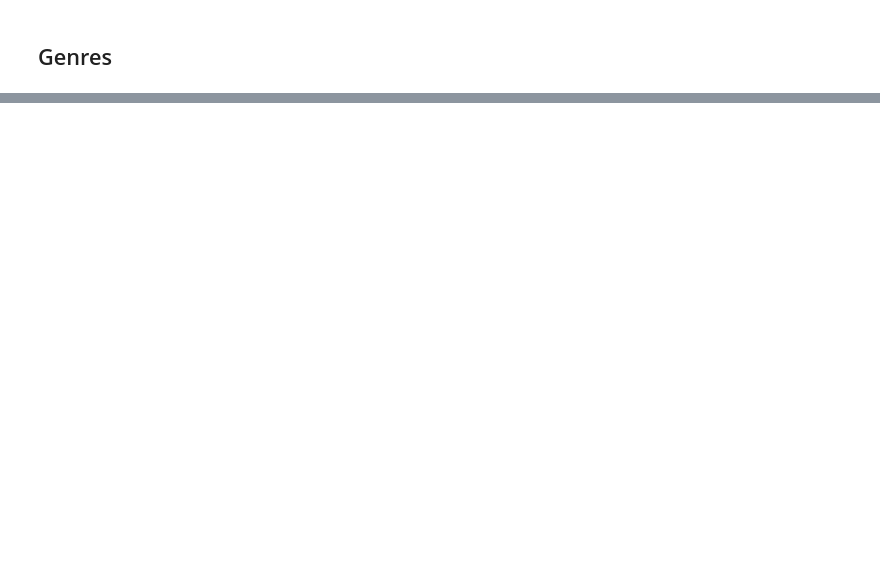
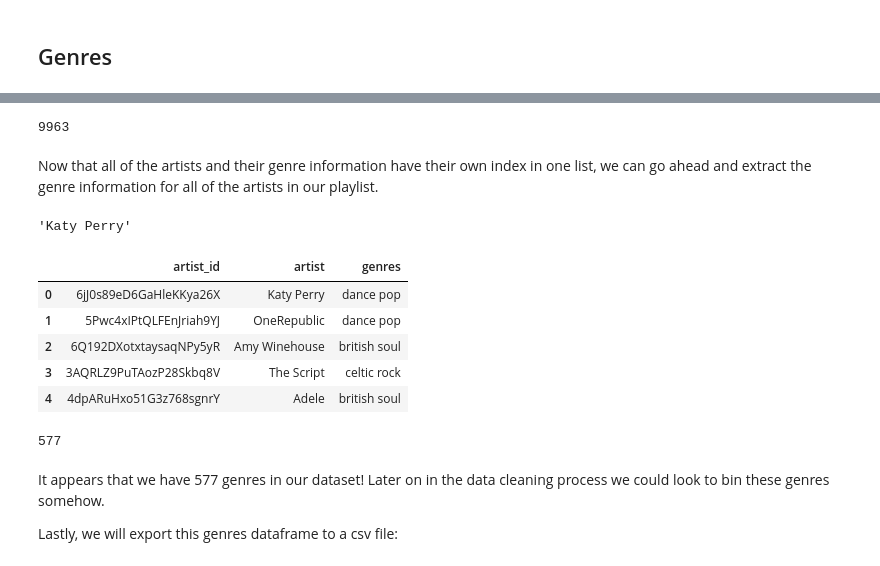
Before and after one commit to adinas94/Spotify_Recommendation_System, a Jupyter notebook: API WIP.ipynb, the cells around one changed output, grey strips where cells are left out. Drawn from its saved outputs; the diff is of its cells as text; code cells hidden in the pictures; blank space fills up the shorter version.

```diff
--- a/API WIP.ipynb
+++ b/API WIP.ipynb
@@ -419,6 +297,0 @@ len(genres)
-# %%
-#Create a list of just the track ids for each song in the playlist
-genre_list = {}
-for genre in genres:
-    genre_list.['artistid'] = genre["id"]
-    genre_list['genre'] = genre["genres"]
@@ -439,0 +389,55 @@ audio_data.to_csv('dfaudio')
+# %%
+#Check length of genres list
+len(genres)
+# %% [output]
+9963
+# %% [markdown]
+Now that all of the artists and their genre information have their own index in one list, we can go ahead and extract the genre information for all of the artists in our playlist.
+# %%
+genres[0]['name']
+# %% [output]
+'Katy Perry'
+# %%
+#name which features will be extracted from dataset
+genres_features_list = ["artist_id", "artist", "genres"]
+#Create an empty dataframe with genre_features_list as the column names
+genre_df = pd.DataFrame(columns = genres_features_list)
+
+#Create empty dictionary called genre_features
+genre_features = {}
+#Set up a counter
+counter = 0
+
+#Create for loop that loops through each item in genres and extracts the artist Id and the first genre listed
+for genre in genres:
+    counter+=1
+    genre_features['artist_id'] = genre["id"]
+    genre_features['artist'] = genre["name"]
+    #For any artists that doesn't have genres, write "unknown"
+    if len(genre["genres"])==0:
+        genre_features['genres'] = "unknown"
+    #For remaining artists, print the first genre in their genre list
+    else:
+        genre_features['genres'] = genre["genres"][0]
+    #Append results to a dataframe
+    features_df = pd.DataFrame(genre_features, index = [0])
+    genre_df = pd.concat([genre_df, features_df], ignore_index = True)
+# %%
+#Investigate new genres dataframe
+genre_df.head()
+# %% [output]
+|  | artist_id | artist | genres |
+| 0 | 6jJ0s89eD6GaHleKKya26X | Katy Perry | dance pop |
+| 1 | 5Pwc4xIPtQLFEnJriah9YJ | OneRepublic | dance pop |
+| 2 | 6Q192DXotxtaysaqNPy5yR | Amy Winehouse | british soul |
+| 3 | 3AQRLZ9PuTAozP28Skbq8V | The Script | celtic rock |
+| 4 | 4dpARuHxo51G3z768sgnrY | Adele | british soul |
+# %%
+#Look at unique number of genres in dataset
+genre_df['genres'].nunique()
+# %% [output]
+577
+# %% [markdown]
+It appears that we have 577 genres in our dataset! Later on in the data cleaning process we could look to bin these genres somehow.
+
+Lastly, we will export this genres dataframe to a csv file:
```
Also changed, not shown: parts of 37 cells of this notebook, 2 other files.
